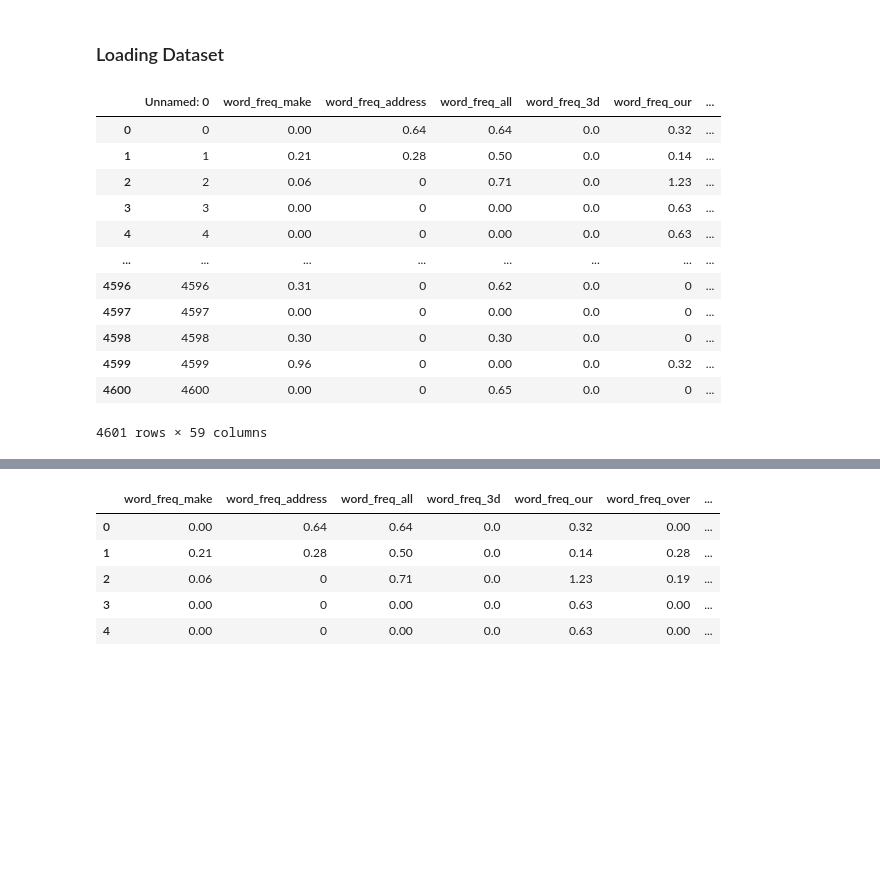
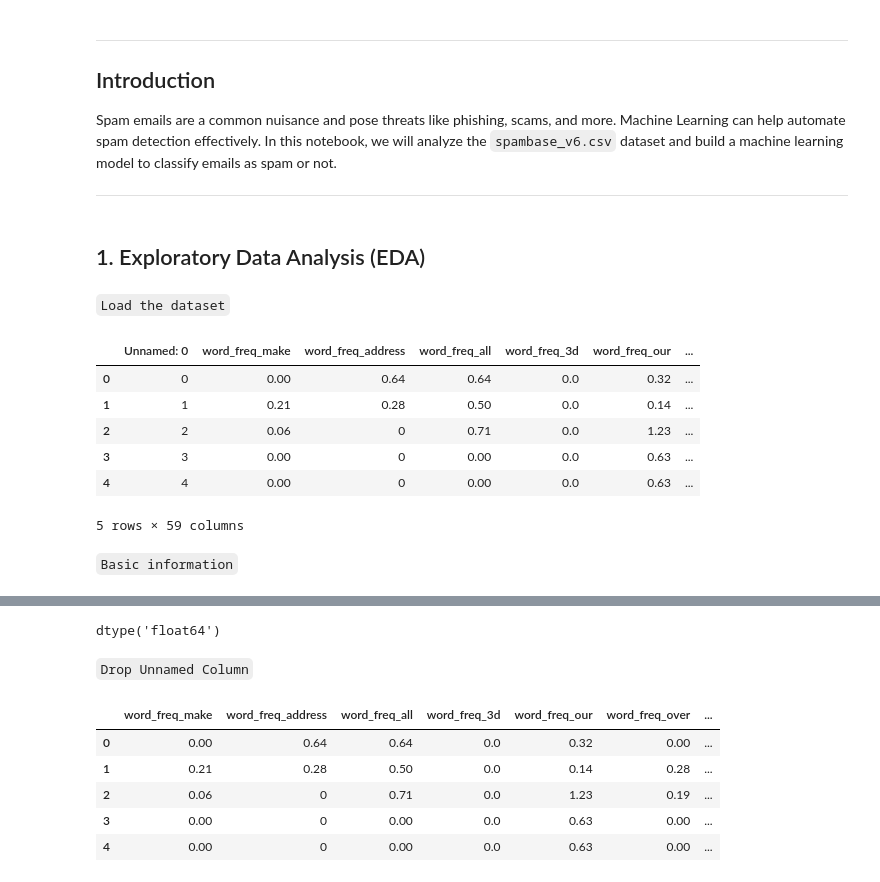
Before and after one commit to Venkatnelluri-max/Artificial-intelligence-CA--1, a Jupyter notebook: Vicky_ML_CA1.ipynb, the cells around one changed output, grey strips where cells are left out. Cells and saved outputs as stored; diff of their text form; code cells hidden in the pictures; blank space fills up the shorter version.

```diff
--- a/Vicky_ML_CA1.ipynb
+++ b/Vicky_ML_CA1.ipynb
@@ -10,2 +1,10 @@ from sklearn.linear_model import LogisticRegression
-# %% [markdown]
-### Loading Dataset
+# %% [markdown]
+---
+
+## Introduction
+
+Spam emails are a common nuisance and pose threats like phishing, scams, and more. Machine Learning can help automate spam detection effectively. In this notebook, we will analyze the `spambase_v6.csv` dataset and build a machine learning model to classify emails as spam or not.
+
+---
+# %% [markdown]
+## 1. Exploratory Data Analysis (EDA)
@@ -12,20 +16,18 @@ from sklearn.linear_model import LogisticRegression
+# %% [markdown]
+`Load the dataset`
 # %%
 df = pd.read_csv("spambase_v6.csv")
-df
+df.head()
 # %% [output]
 |  | Unnamed: 0 | word_freq_make | word_freq_address | word_freq_all | word_freq_3d | word_freq_our | ... |
 | 0 | 0 | 0.00 | 0.64 | 0.64 | 0.0 | 0.32 | ... |
 | 1 | 1 | 0.21 | 0.28 | 0.50 | 0.0 | 0.14 | ... |
 | 2 | 2 | 0.06 | 0 | 0.71 | 0.0 | 1.23 | ... |
 | 3 | 3 | 0.00 | 0 | 0.00 | 0.0 | 0.63 | ... |
 | 4 | 4 | 0.00 | 0 | 0.00 | 0.0 | 0.63 | ... |
-| ... | ... | ... | ... | ... | ... | ... | ... |
-| 4596 | 4596 | 0.31 | 0 | 0.62 | 0.0 | 0 | ... |
-| 4597 | 4597 | 0.00 | 0 | 0.00 | 0.0 | 0 | ... |
-| 4598 | 4598 | 0.30 | 0 | 0.30 | 0.0 | 0 | ... |
-| 4599 | 4599 | 0.96 | 0 | 0.00 | 0.0 | 0.32 | ... |
-| 4600 | 4600 | 0.00 | 0 | 0.65 | 0.0 | 0 | ... |
-4601 rows × 59 columns
+5 rows × 59 columns
+# %% [markdown]
+`Basic information`
 # %%
 df.info()
 # %% [output]
@@ -49,3 +55,9 @@ memory usage: 2.0+ MB
+# %%
+df['word_freq_000'].dtype
+# %% [output]
+dtype('float64')
+# %% [markdown]
+`Drop Unnamed Column`
 # %%
 df.drop(columns=["Unnamed: 0"], inplace=True)
 # %%
```
Also changed, not shown: parts of 65 cells of this notebook.
